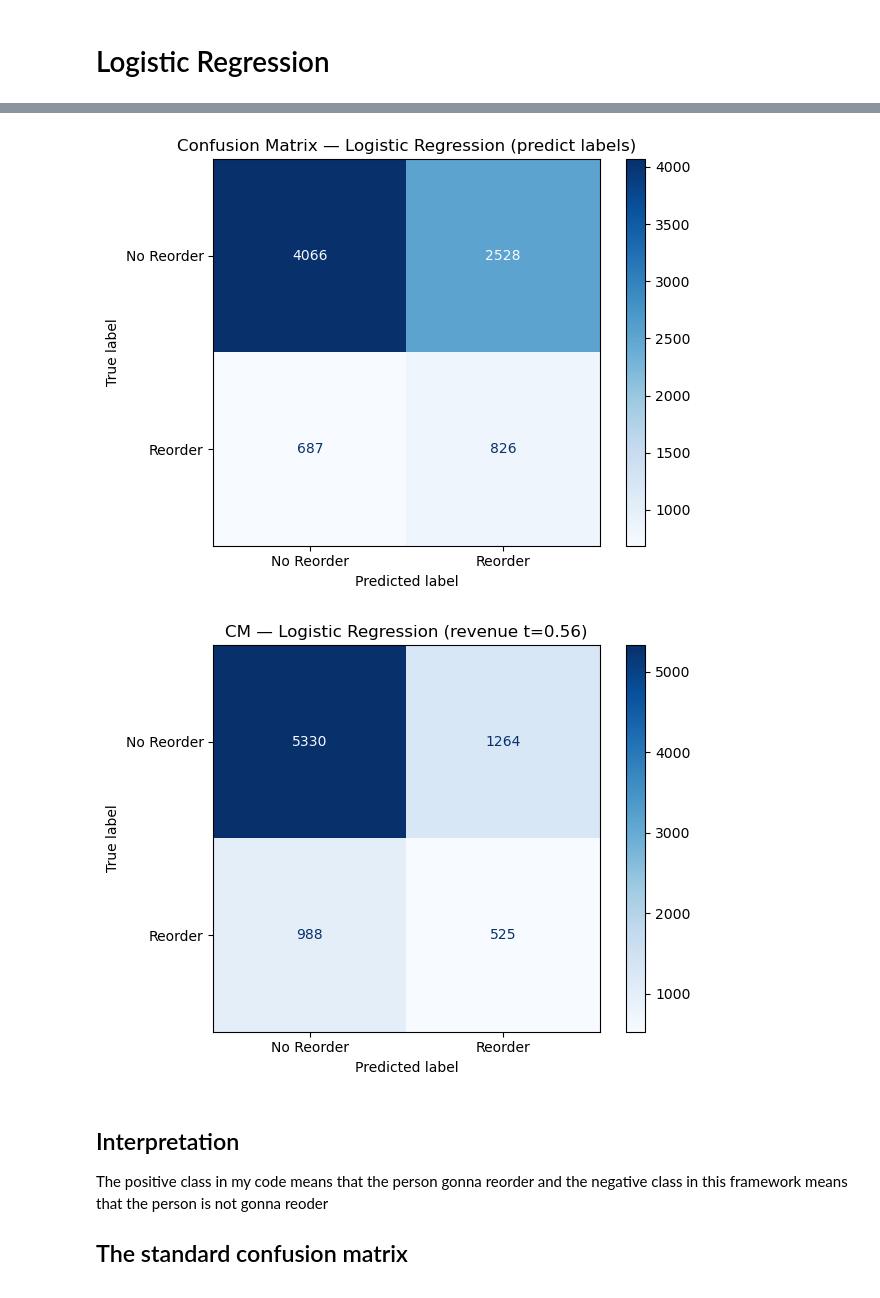
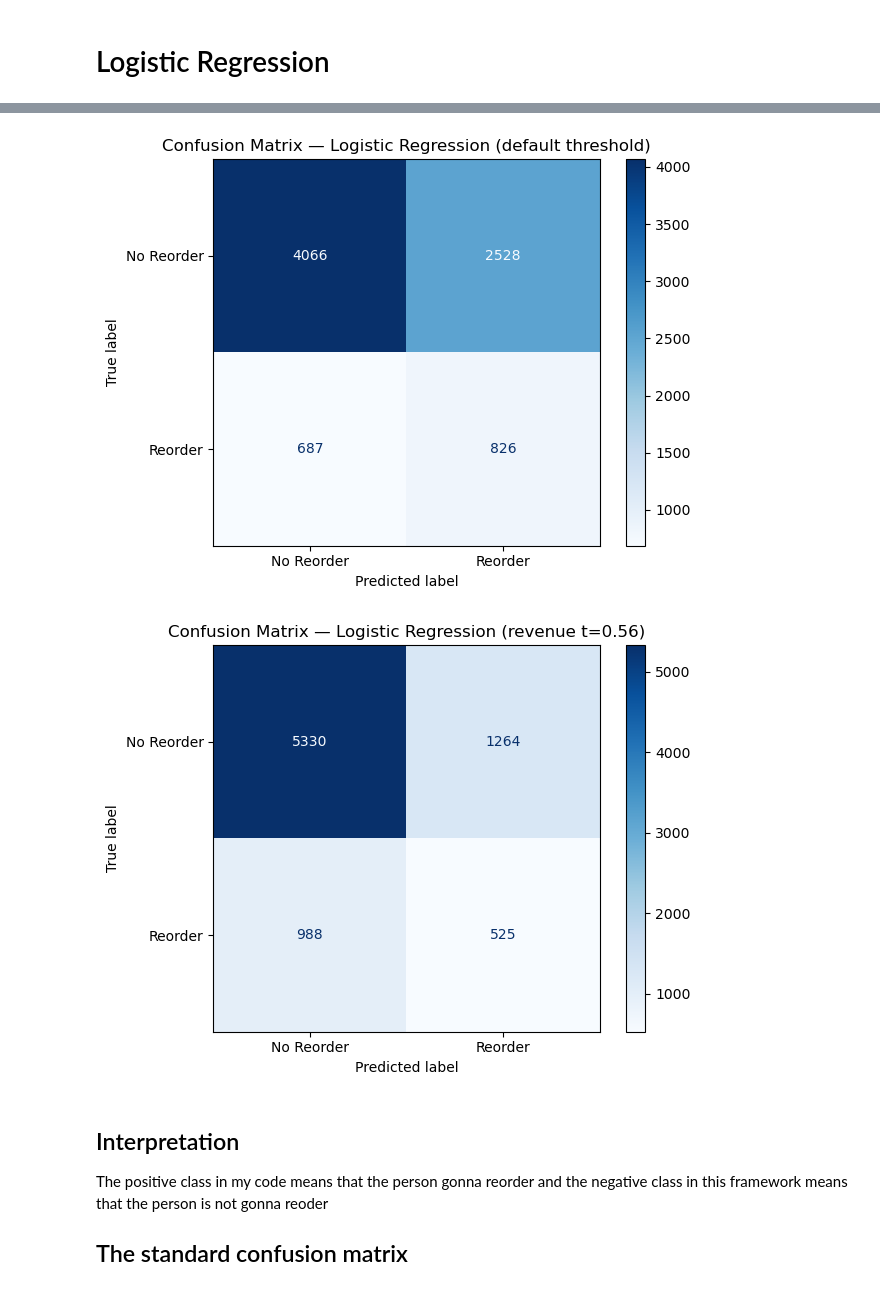
Before and after one commit to ungeralexan/ml_assignment, a Jupyter notebook: stand_safe_06_01/project.ipynb, the cells around one changed output, grey strips where cells are left out. Saved outputs shown, nothing was run; the diff lists cells and outputs as text; code cells hidden in the pictures.

Commit message:
improved the logistic regression

```diff
--- a/stand_safe_06_01/project.ipynb
+++ b/stand_safe_06_01/project.ipynb
@@ -1107,24 +1173,39 @@ We first evaluate models using standard classification metrics at the default de
 # %% [markdown]
 # Logistic Regression
 # %%
-print("Training Logistic Regression (old style)...")
+print("\n" + "="*80)
+print("Training & Evaluating: Logistic Regression")
+print("="*80)
 
 lr = LogisticRegression(
     random_state=RANDOM_STATE,
     max_iter=5000,
     class_weight="balanced",
-    solver="liblinear"  # tends to be stable for many sparse-like features
+    solver="liblinear"
 )
 
-res_lr, mdl_lr = evaluate_model_oldstyle(lr, "Logistic Regression", X_train_df, y_train, X_val_df, y_val)
+res_lr, mdl_lr = evaluate_model(lr, "Logistic Regression", X_train_df, y_train, X_val_df, y_val)
 models["Logistic Regression"] = mdl_lr
 results.append(res_lr)
 
-print(res_lr["report"])
-print(f"Accuracy: {res_lr['accuracy']:.4f} | ROC-AUC: {res_lr['roc_auc']:.4f}")
+# --- Standard reporting (matches evaluate_model keys) ---
+print(res_lr["report_default"])
+print(
+    f"Accuracy: {res_lr['accuracy']:.4f} | Precision: {res_lr['precision']:.4f} | "
+    f"Recall: {res_lr['recall']:.4f} | F1: {res_lr['f1']:.4f} | ROC-AUC: {res_lr['roc_auc']:.4f}"
+)
 print(f"Best threshold (revenue): {res_lr['best_threshold']:.4f} | Send-rate: {res_lr['send_rate']:.3f}")
 print(f"Revenue: €{res_lr['total_revenue']:.2f} | Avg: €{res_lr['avg_revenue']:.4f}")
 
-plot_cm(y_val, res_lr["y_pred"], "Confusion Matrix — Logistic Regression (predict labels)")
-plot_cm(y_val, res_lr["y_pred_best_t"], f"CM — Logistic Regression (revenue t={res_lr['best_threshold']:.2f})")
+# --- Standard plots (use returned key names) ---
+plot_cm(y_val, res_lr["y_pred_default"], "Confusion Matrix — Logistic Regression (default threshold)")
+plot_cm(
+    y_val,
+    res_lr["y_pred_best_t"],
+    f"Confusion Matrix — Logistic Regression (revenue t={res_lr['best_threshold']:.2f})"
+)
+
+# Revenue spike / threshold curve (use whatever function you already use elsewhere)
+# Example if your plotting function expects (rev_curve, best_t, title):
+# plot_revenue_spike(res_lr["rev_curve"], res_lr["best_threshold"], "Revenue Spike — Logistic Regression")
 # %% [output]
@@ -1142,7 +1225,7 @@ Accuracy: 0.6034 | ROC-AUC: 0.6211
 Best threshold (revenue): 0.5600 | Send-rate: 0.779
 Revenue: €1722.50 | Avg: €0.2125
-[figure, old version]
+[figure, new version]
-[figure, old version]
+[figure, new version]
 # %% [markdown]
 ## Interpretation
 The positive class in my code means that the person gonna reorder and the negative class in this framework means that the person is not gonna reoder
```
Also changed, not shown: parts of 2 cells of this notebook.
